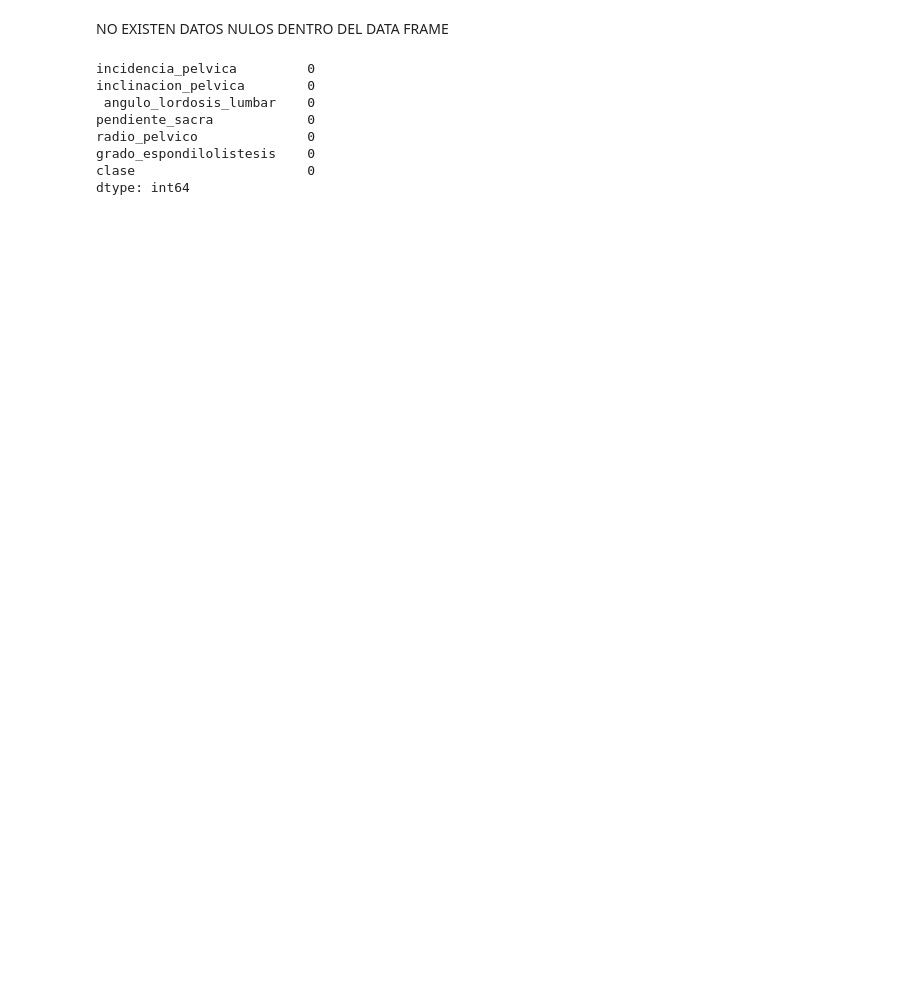
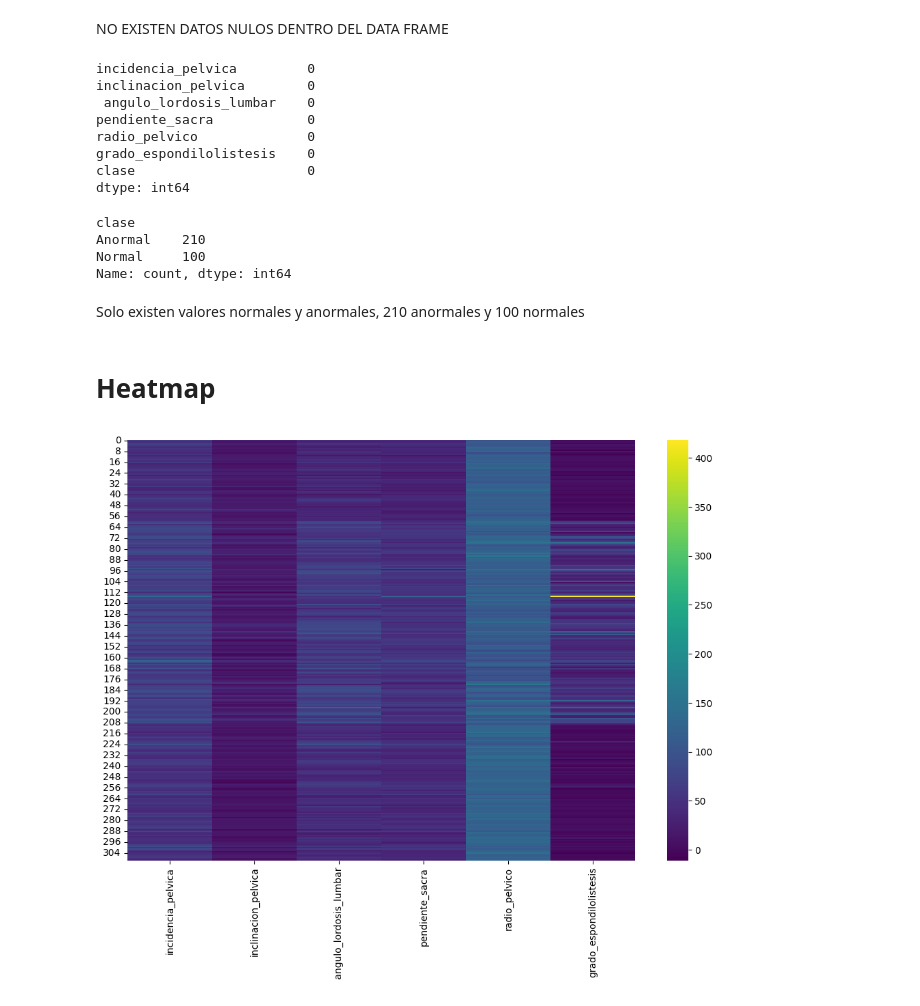
Before and after one commit to notGabo/ET_MachineLearning, a Jupyter notebook: et_ml.ipynb, the cells around one changed output. Saved outputs shown, nothing was run; the diff lists cells and outputs as text; code cells hidden in the pictures; blank space fills up the shorter version.

```diff
--- a/et_ml.ipynb
+++ b/et_ml.ipynb
@@ -82,3 +78,23 @@ radio_pelvico              0
 grado_espondilolistesis    0
 clase                      0
 dtype: int64
+# %%
+df_clase = df[df['clase'].isin(['Anormal', 'Normal'])]
+df_clase['clase'].value_counts()
+# %% [output]
+clase
+Anormal    210
+Normal     100
+Name: count, dtype: int64
+# %% [markdown]
+Solo existen valores normales y anormales, 210 anormales y 100 normales
+# %% [markdown]
+# Heatmap
+# %%
+# Heatmap del estado de las columnas usando todas las filas menos la de clase
+
+plt.figure(figsize=(12, 8))
+sns.heatmap(df_clase.drop('clase', axis=1), cmap='viridis')
+plt.show()
+# %% [output]
+[figure, added]
```
Also changed, not shown: parts of 8 cells of this notebook.
